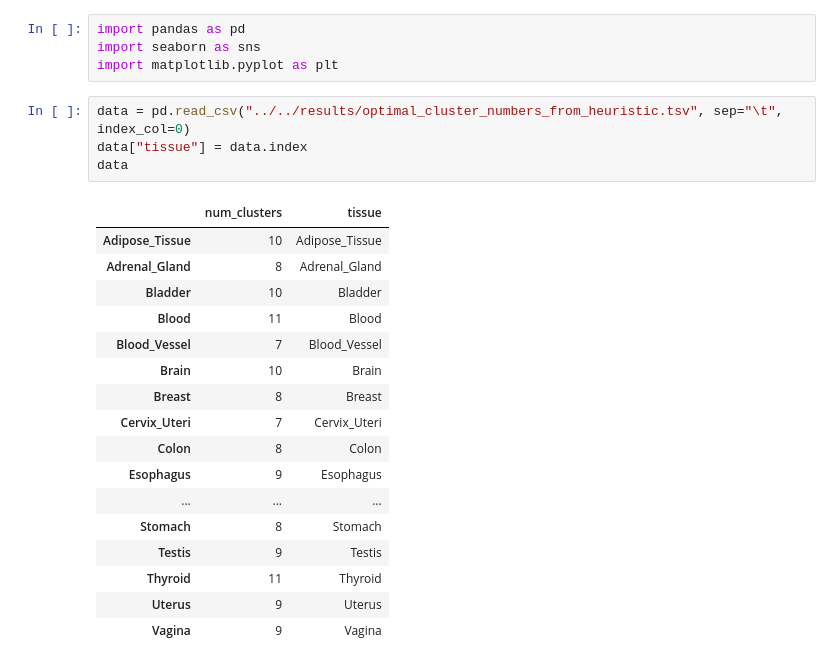
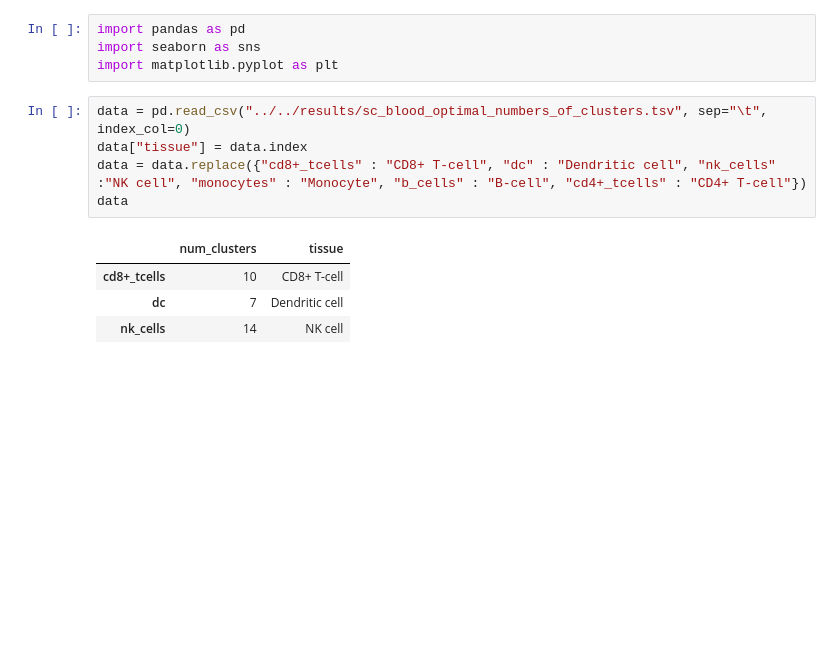
Before and after one commit to bionetslab/SignifiKANTE_Results, a Jupyter notebook: scripts/plotting/plot_optimal_cluster_numbers.ipynb, the cells around one changed output. Saved outputs shown, nothing was run; the diff lists cells and outputs as text; blank space fills up the shorter version.

```diff
--- a/scripts/plotting/plot_optimal_cluster_numbers.ipynb
+++ b/scripts/plotting/plot_optimal_cluster_numbers.ipynb
@@ -3,27 +3,15 @@ import pandas as pd
 import seaborn as sns
 import matplotlib.pyplot as plt
 # %%
-data = pd.read_csv("../../results/optimal_cluster_numbers_from_heuristic.tsv", sep="\t", index_col=0)
+data = pd.read_csv("../../results/sc_blood_optimal_numbers_of_clusters.tsv", sep="\t", index_col=0)
 data["tissue"] = data.index
+data = data.replace({"cd8+_tcells" : "CD8+ T-cell", "dc" : "Dendritic cell", "nk_cells" :"NK cell", "monocytes" : "Monocyte", "b_cells" : "B-cell", "cd4+_tcells" : "CD4+ T-cell"})
 data
 # %% [output]
 |  | num_clusters | tissue |
-| Adipose_Tissue | 10 | Adipose_Tissue |
-| Adrenal_Gland | 8 | Adrenal_Gland |
-| Bladder | 10 | Bladder |
-| Blood | 11 | Blood |
-| Blood_Vessel | 7 | Blood_Vessel |
-| Brain | 10 | Brain |
-| Breast | 8 | Breast |
-| Cervix_Uteri | 7 | Cervix_Uteri |
-| Colon | 8 | Colon |
-| Esophagus | 9 | Esophagus |
-| ... | ... | ... |
-| Stomach | 8 | Stomach |
-| Testis | 9 | Testis |
-| Thyroid | 11 | Thyroid |
-| Uterus | 9 | Uterus |
-| Vagina | 9 | Vagina |
+| cd8+_tcells | 10 | CD8+ T-cell |
+| dc | 7 | Dendritic cell |
+| nk_cells | 14 | NK cell |
 # %%
 ax = sns.barplot(data=data, y="tissue", x="num_clusters", color="orange", edgecolor="black")
 
```
Also changed, not shown: parts of 1 cell of this notebook, 15 other files.
